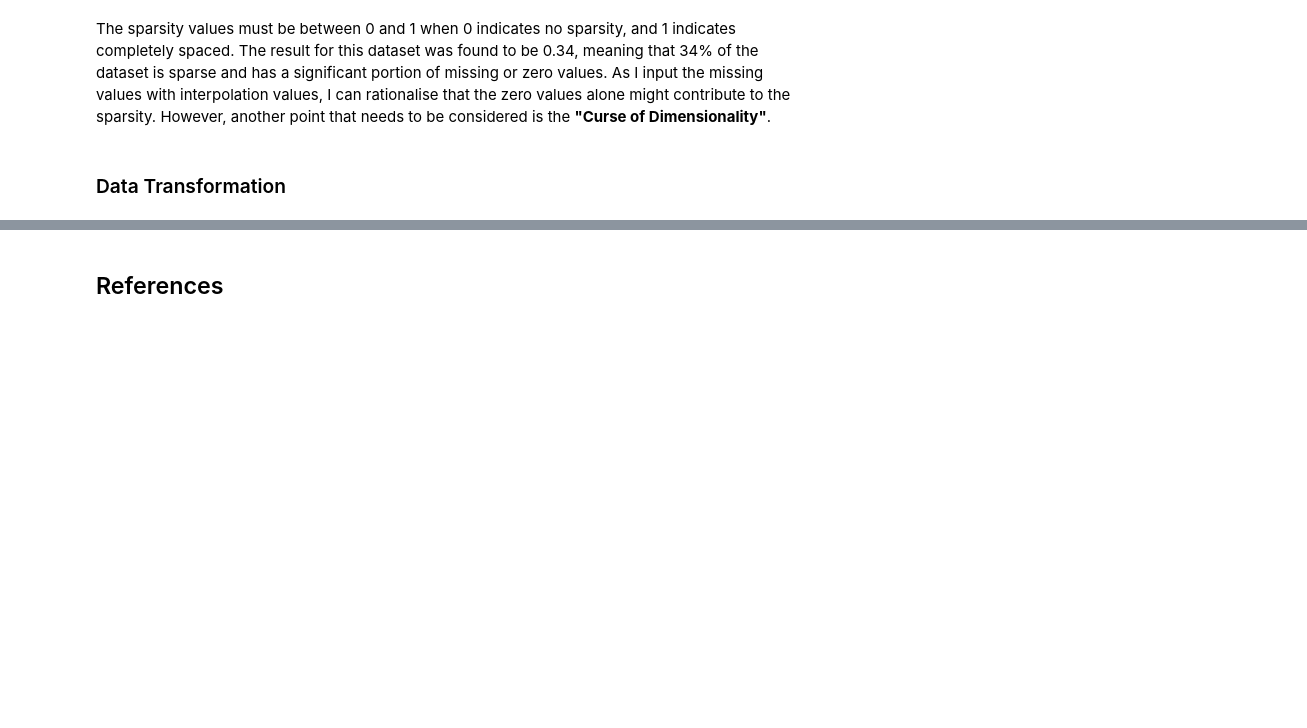
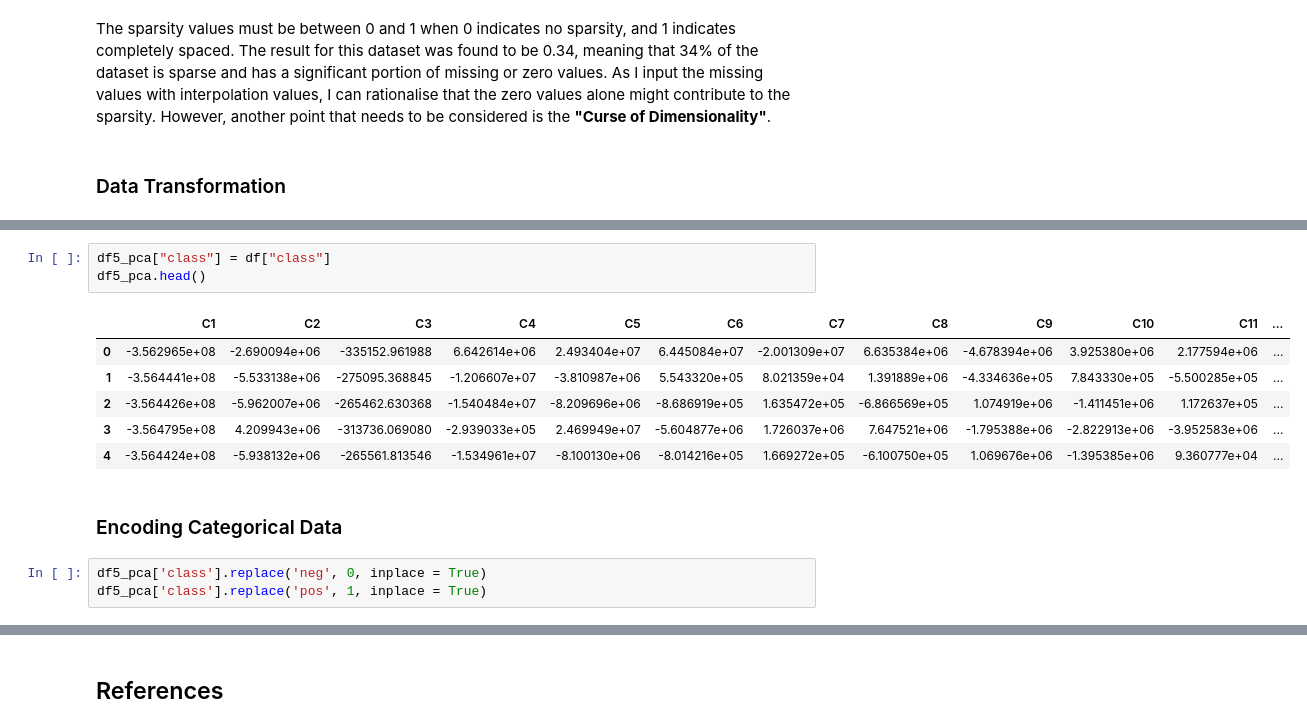
Before and after one commit to DanielaBarreto2023278/CA1_DataPrep_HDip, a Jupyter notebook: DanielaMarianoBarreto_DPrepHDip_CA1.ipynb, the cells around one changed output, grey strips where cells are left out. Cells and saved outputs as stored; diff of their text form; blank space fills up the shorter version.

```diff
--- a/DanielaMarianoBarreto_DPrepHDip_CA1.ipynb
+++ b/DanielaMarianoBarreto_DPrepHDip_CA1.ipynb
@@ -384,0 +444,15 @@ The sparsity values must be between 0 and 1 when 0 indicates no sparsity, and 1
+# %%
+df5_pca["class"] = df["class"]
+df5_pca.head()
+# %% [output]
+|  | C1 | C2 | C3 | C4 | C5 | C6 | C7 | C8 | C9 | C10 | C11 | ... |
+| 0 | -3.562965e+08 | -2.690094e+06 | -335152.961988 | 6.642614e+06 | 2.493404e+07 | 6.445084e+07 | -2.001309e+07 | 6.635384e+06 | -4.678394e+06 | 3.925380e+06 | 2.177594e+06 | ... |
+| 1 | -3.564441e+08 | -5.533138e+06 | -275095.368845 | -1.206607e+07 | -3.810987e+06 | 5.543320e+05 | 8.021359e+04 | 1.391889e+06 | -4.334636e+05 | 7.843330e+05 | -5.500285e+05 | ... |
+| 2 | -3.564426e+08 | -5.962007e+06 | -265462.630368 | -1.540484e+07 | -8.209696e+06 | -8.686919e+05 | 1.635472e+05 | -6.866569e+05 | 1.074919e+06 | -1.411451e+06 | 1.172637e+05 | ... |
+| 3 | -3.564795e+08 | 4.209943e+06 | -313736.069080 | -2.939033e+05 | 2.469949e+07 | -5.604877e+06 | 1.726037e+06 | 7.647521e+06 | -1.795388e+06 | -2.822913e+06 | -3.952583e+06 | ... |
+| 4 | -3.564424e+08 | -5.938132e+06 | -265561.813546 | -1.534961e+07 | -8.100130e+06 | -8.014216e+05 | 1.669272e+05 | -6.100750e+05 | 1.069676e+06 | -1.395385e+06 | 9.360777e+04 | ... |
+# %% [markdown]
+### Encoding Categorical Data
+# %%
+df5_pca['class'].replace('neg', 0, inplace = True)
+df5_pca['class'].replace('pos', 1, inplace = True)
```
Also changed, not shown: parts of 13 cells of this notebook.
